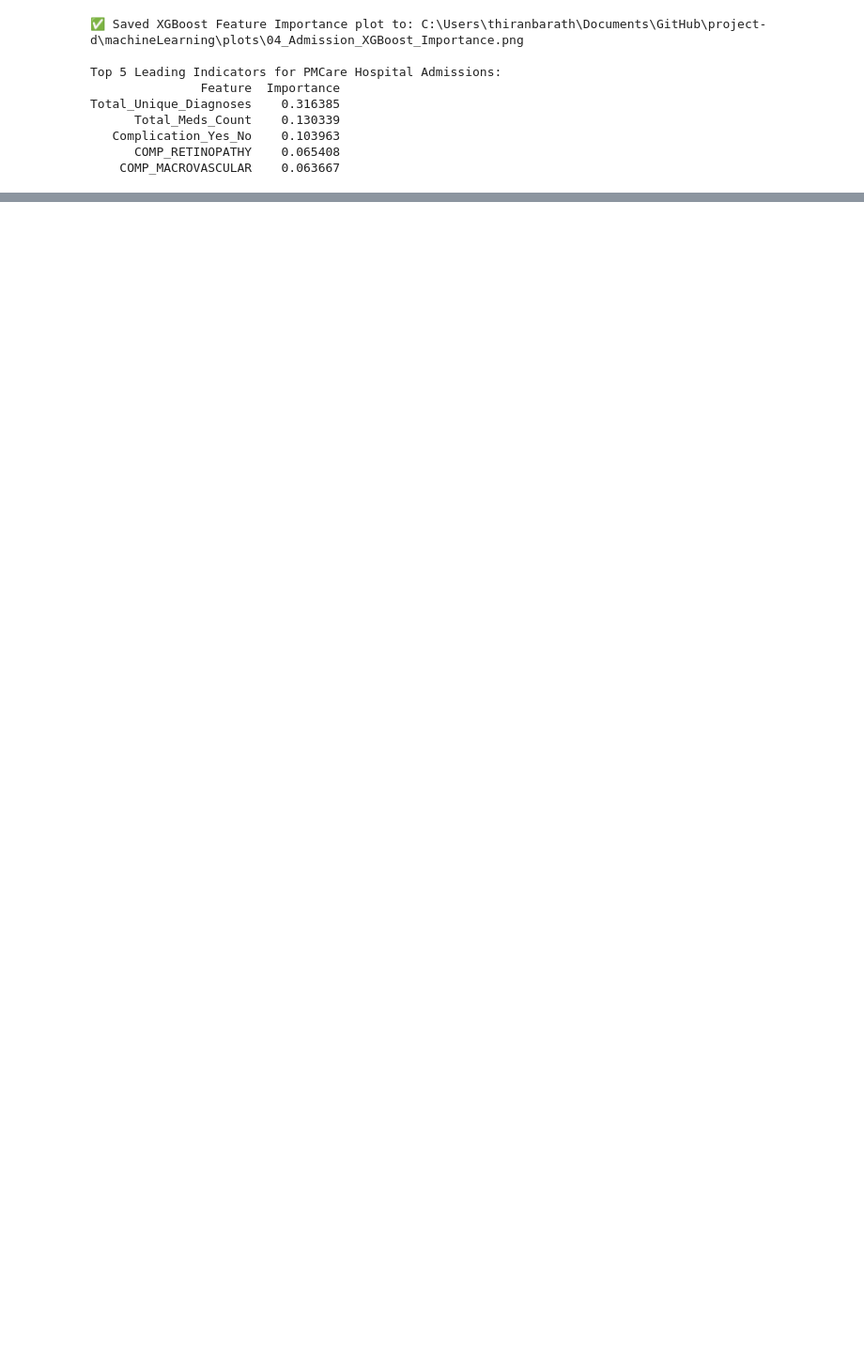
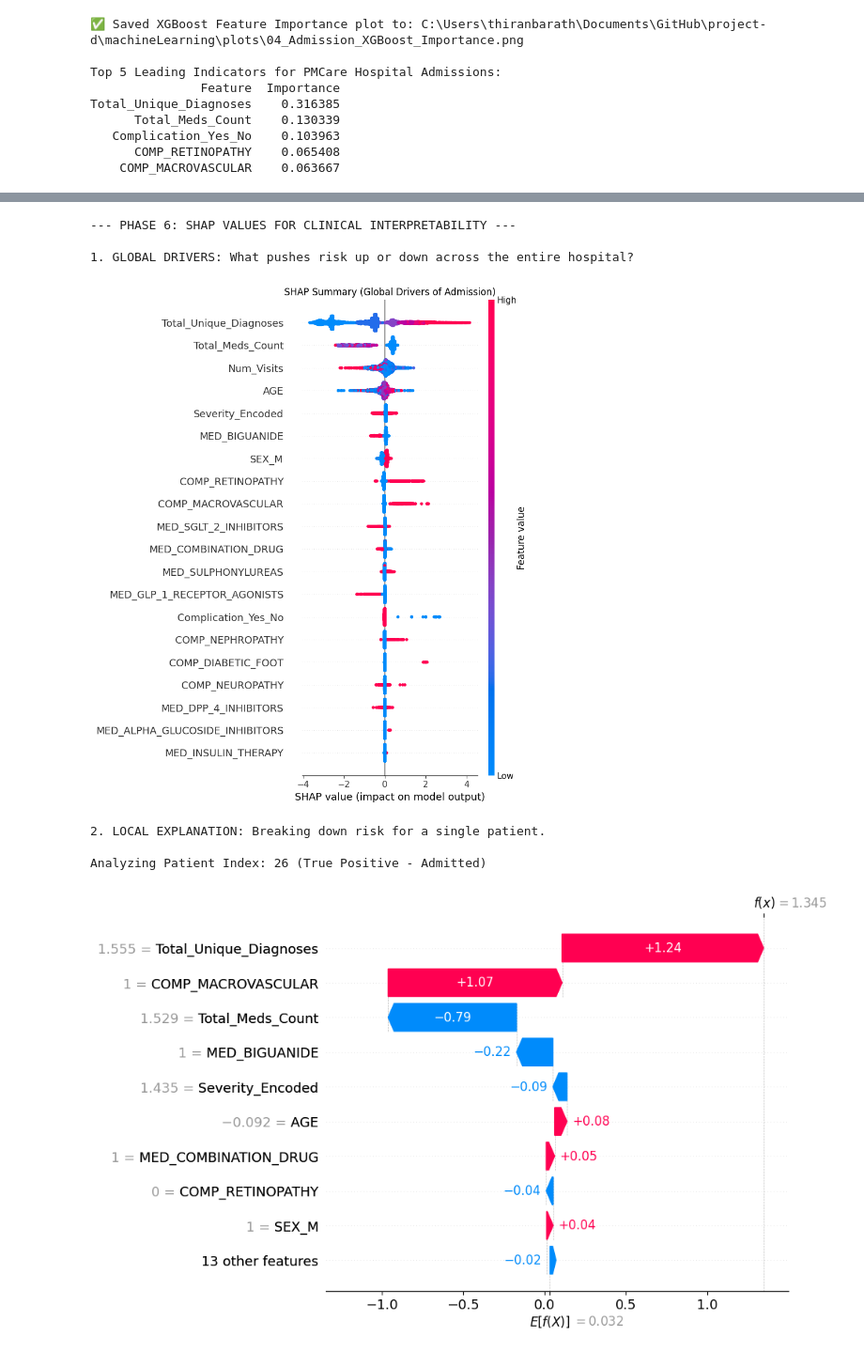
Before and after one commit to thrn247/project-d, a Jupyter notebook: machineLearning/source code/02_ML_Model_Admission.ipynb, the cells around one changed output, grey strips where cells are left out. Shown at 94% size. Cells and saved outputs as stored; diff of their text form; code cells hidden in the pictures; blank space fills up the shorter version.

Commit message:
Added SHAP for Model Interpretability

```diff
--- a/machineLearning/source code/02_ML_Model_Admission.ipynb
+++ b/machineLearning/source code/02_ML_Model_Admission.ipynb
@@ -491,0 +511,42 @@ Total_Unique_Diagnoses    0.316385
+# %%
+import shap
+
+print("--- PHASE 6: SHAP VALUES FOR CLINICAL INTERPRETABILITY ---")
+
+# Initialize the SHAP Explainer using the winning XGBoost model
+explainer = shap.TreeExplainer(xgb_model)
+
+# Calculate SHAP values for the Test Set (this can take a moment)
+shap_values = explainer.shap_values(X_test_final)
+
+# 1. Global Interpretability (Beeswarm Plot)
+print("\n1. GLOBAL DRIVERS: What pushes risk up or down across the entire hospital?")
+plt.figure(figsize=(10, 8))
+shap.summary_plot(shap_values, X_test_final, show=False)
+plt.title("SHAP Summary (Global Drivers of Admission)")
+plt.tight_layout()
+plt.show()
+
+# 2. Local Interpretability (Individual Patient Explanations)
+print("\n2. LOCAL EXPLANATION: Breaking down risk for a single patient.")
+
+# Find a True Positive patient (Model correctly predicted an Admission)
+true_positives = np.where((y_test.values == 1) & (y_pred_xgb == 1))[0]
+patient_idx = true_positives[0] # Take the first one
+
+print(f"\nAnalyzing Patient Index: {patient_idx} (True Positive - Admitted)")
+
+# Generate Waterfall Plot for this specific patient
+shap.plots.waterfall(shap.Explanation(values=shap_values[patient_idx],
+                                      base_values=explainer.expected_value,
+                                      data=X_test_final.iloc[patient_idx],
+                                      feature_names=X_test_final.columns))
+# %% [output]
+--- PHASE 6: SHAP VALUES FOR CLINICAL INTERPRETABILITY ---
+
+1. GLOBAL DRIVERS: What pushes risk up or down across the entire hospital?
+[figure, added]
+2. LOCAL EXPLANATION: Breaking down risk for a single patient.
+
+Analyzing Patient Index: 26 (True Positive - Admitted)
+[figure, added]
```
Also changed, not shown: parts of 11 cells of this notebook, 1 other file.
